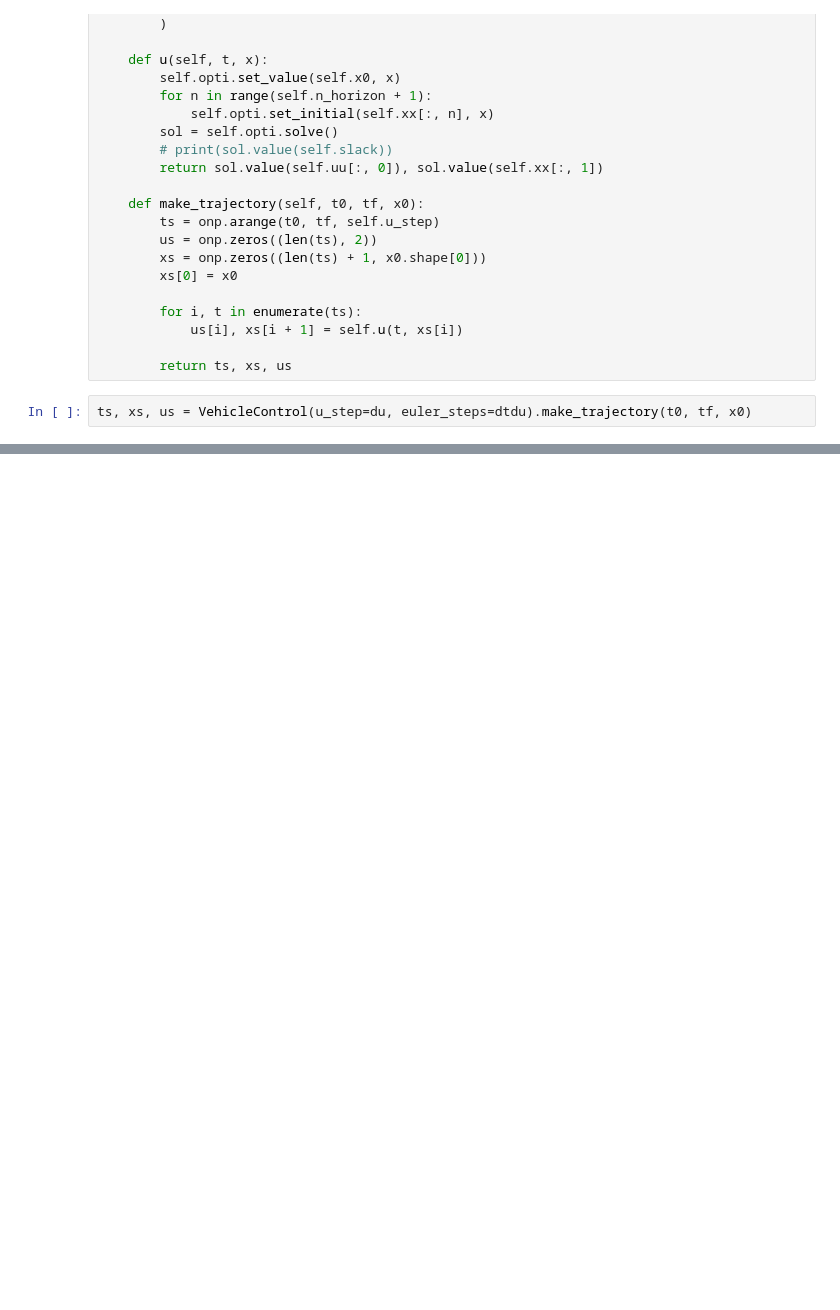
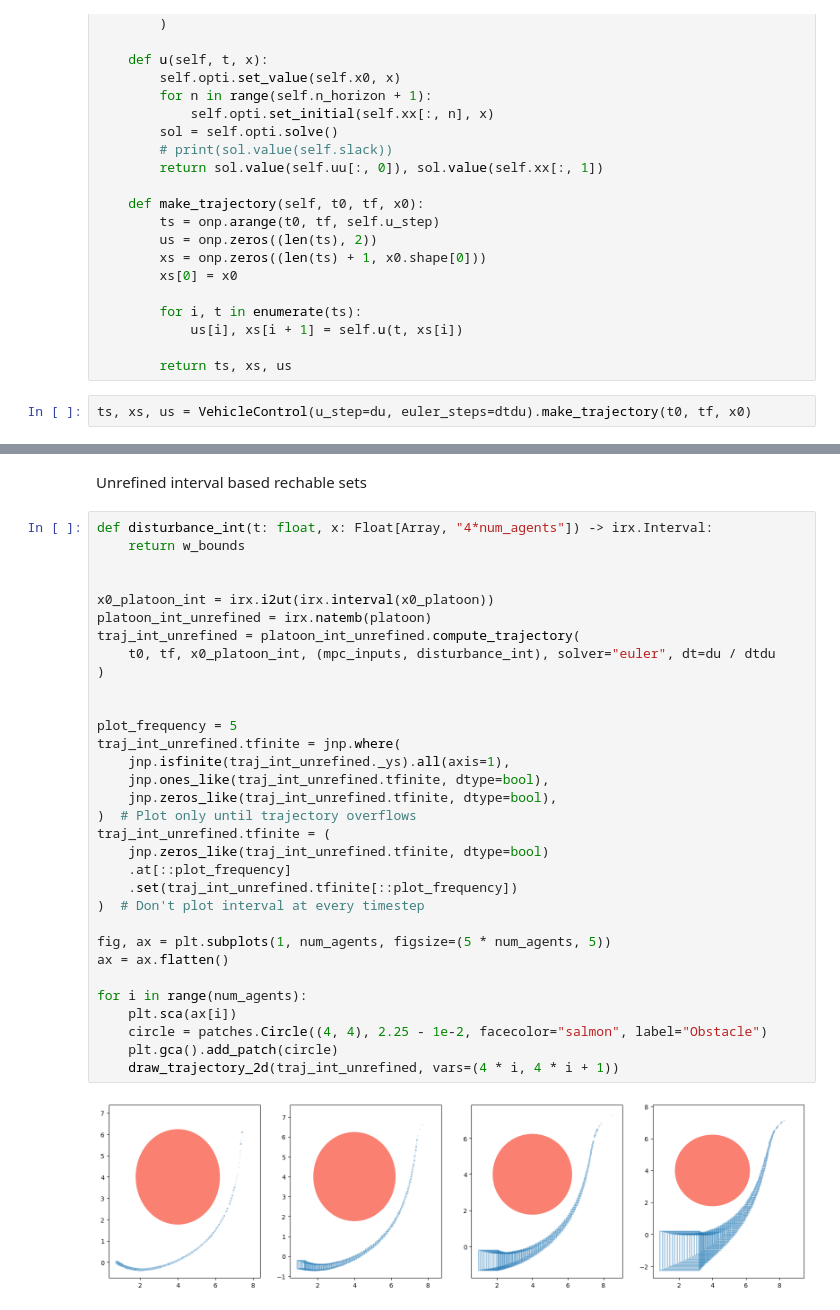
Before and after one commit to gtfactslab/immrax, a Jupyter notebook: examples/auxillary_vars/platoon.ipynb, the cells around one changed output, grey strips where cells are left out. Saved outputs shown, nothing was run; the diff lists cells and outputs as text; blank space fills up the shorter version.

```diff
--- a/examples/auxillary_vars/platoon.ipynb
+++ b/examples/auxillary_vars/platoon.ipynb
@@ -242,0 +246,36 @@ for i in range(1, num_agents):
+# %% [markdown]
+Unrefined interval based rechable sets
+# %%
+def disturbance_int(t: float, x: Float[Array, "4*num_agents"]) -> irx.Interval:
+    return w_bounds
+
+
+x0_platoon_int = irx.i2ut(irx.interval(x0_platoon))
+platoon_int_unrefined = irx.natemb(platoon)
+traj_int_unrefined = platoon_int_unrefined.compute_trajectory(
+    t0, tf, x0_platoon_int, (mpc_inputs, disturbance_int), solver="euler", dt=du / dtdu
+)
+
+
+plot_frequency = 5
+traj_int_unrefined.tfinite = jnp.where(
+    jnp.isfinite(traj_int_unrefined._ys).all(axis=1),
+    jnp.ones_like(traj_int_unrefined.tfinite, dtype=bool),
+    jnp.zeros_like(traj_int_unrefined.tfinite, dtype=bool),
+)  # Plot only until trajectory overflows
+traj_int_unrefined.tfinite = (
+    jnp.zeros_like(traj_int_unrefined.tfinite, dtype=bool)
+    .at[::plot_frequency]
+    .set(traj_int_unrefined.tfinite[::plot_frequency])
+)  # Don't plot interval at every timestep
+
+fig, ax = plt.subplots(1, num_agents, figsize=(5 * num_agents, 5))
+ax = ax.flatten()
+
+for i in range(num_agents):
+    plt.sca(ax[i])
+    circle = patches.Circle((4, 4), 2.25 - 1e-2, facecolor="salmon", label="Obstacle")
+    plt.gca().add_patch(circle)
+    draw_trajectory_2d(traj_int_unrefined, vars=(4 * i, 4 * i + 1))
+# %% [output]
+[figure, added]
```
Also changed, not shown: parts of 8 cells of this notebook, 3 other files.
